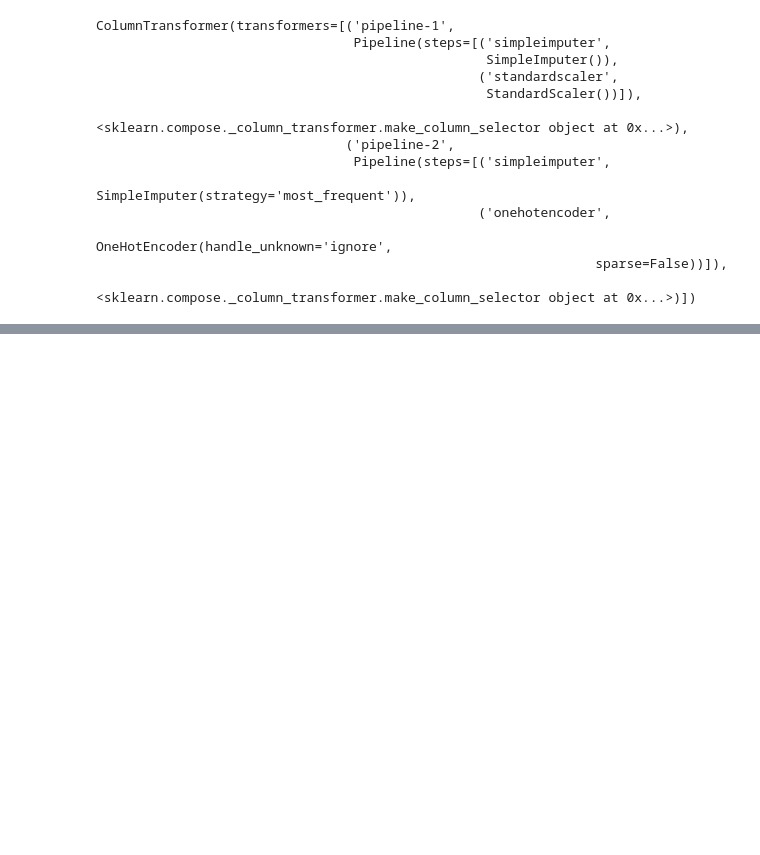
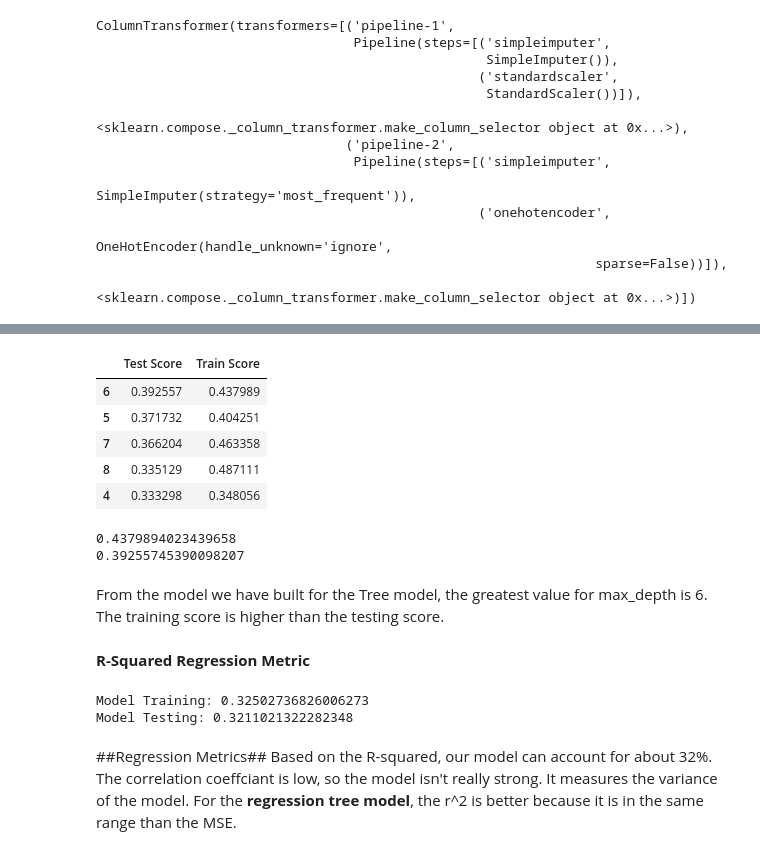
Before and after one commit to rimchristian/sales-prediction, a Jupyter notebook: salesprediction_prediction.ipynb, the cells around one changed output, grey strips where cells are left out. Saved outputs shown, nothing was run; the diff lists cells and outputs as text; code cells hidden in the pictures; blank space fills up the shorter version.

```diff
--- a/salesprediction_prediction.ipynb
+++ b/salesprediction_prediction.ipynb
@@ -162,0 +312,40 @@ array([[ 0.81724868, -0.71277507,  1.82810922, ...,  0.        ,
+# %%
+sorted_scores = scores.sort_values(by='Test Score', ascending=False)
+sorted_scores.head()
+# %% [output]
+|  | Test Score | Train Score |
+| 6 | 0.392557 | 0.437989 |
+| 5 | 0.371732 | 0.404251 |
+| 7 | 0.366204 | 0.463358 |
+| 8 | 0.335129 | 0.487111 |
+| 4 | 0.333298 | 0.348056 |
+# %%
+# Let's run the model with our optimized value for max_depth
+dec_tree_6 = DecisionTreeRegressor(max_depth = 6, random_state = 42)
+dec_tree_6.fit(X_train, y_train)
+train_6_score = dec_tree_6.score(X_train, y_train)
+test_6_score = dec_tree_6.score(X_test, y_test)
+print(train_6_score)
+print(test_6_score)
+# %% [output]
+0.4379894023439658
+0.39255745390098207
+# %% [markdown]
+From the model we have built for the Tree model, the greatest value for max_depth is 6.  The training score is higher than the testing score.
+# %% [markdown]
+**R-Squared Regression Metric**
+# %%
+# Calculating R2
+train_r2 = r2_score(y_train, train_pred)
+test_r2 = r2_score(y_test, test_pred)
+
+print(f'Model Training: {train_r2}')
+print(f'Model Testing: {test_r2}')
+# %% [output]
+Model Training: 0.32502736826006273
+Model Testing: 0.3211021322282348
+# %% [markdown]
+##Regression Metrics##
+Based on the R-squared, our model can account for about 32%.
+The correlation coeffciant is low, so the model isn't really strong.  It measures the variance of the model.
+For the **regression tree model**, the r^2 is better because it is in the same range than the MSE.
```
Also changed, not shown: parts of 30 cells of this notebook.
